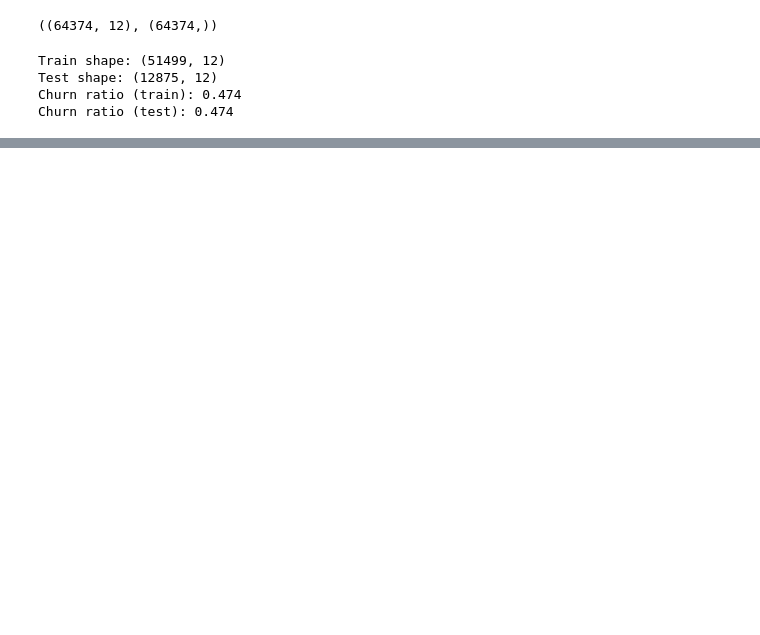
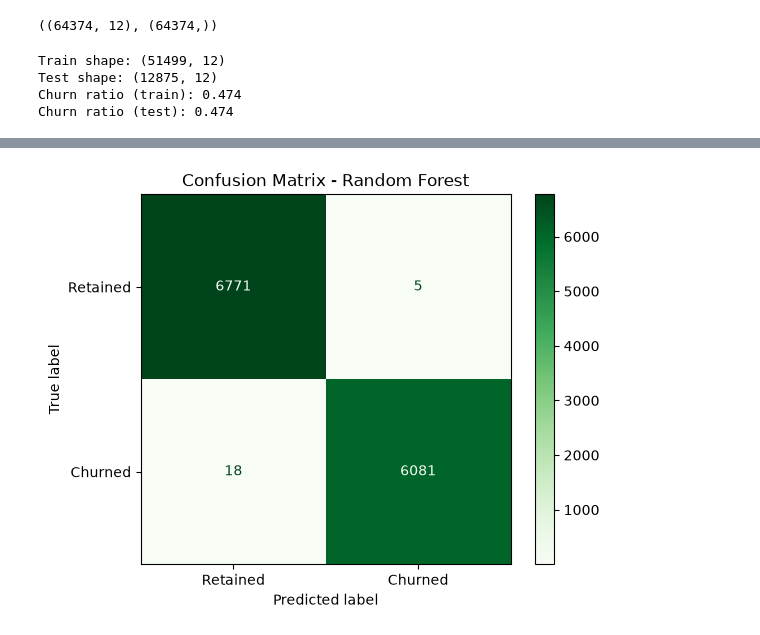
Before and after one commit to janaali2006/customer-churn-prediction, a Jupyter notebook: main (1).ipynb, the cells around one changed output, grey strips where cells are left out. Cells and saved outputs as stored; diff of their text form; code cells hidden in the pictures; blank space fills up the shorter version.

```diff
--- a/main (1).ipynb
+++ b/main (1).ipynb
@@ -259,0 +301,8 @@ X_train.head()
+# %%
+from sklearn.ensemble import RandomForestClassifier
+
+rf = RandomForestClassifier(n_estimators=200, random_state=42, n_jobs=-1)
+rf.fit(X_train, y_train)
+
+y_pred_rf = rf.predict(X_test)
+y_proba_rf = rf.predict_proba(X_test)[:, 1]
@@ -259,0 +334,8 @@ X_train.head()
+# %%
+cm_rf = confusion_matrix(y_test, y_pred_rf)
+disp = ConfusionMatrixDisplay(confusion_matrix=cm_rf, display_labels=["Retained", "Churned"])
+disp.plot(cmap="Greens")
+plt.title("Confusion Matrix - Random Forest")
+plt.show()
+# %% [output]
+[figure, added]
```
Also changed, not shown: parts of 8 cells of this notebook.
